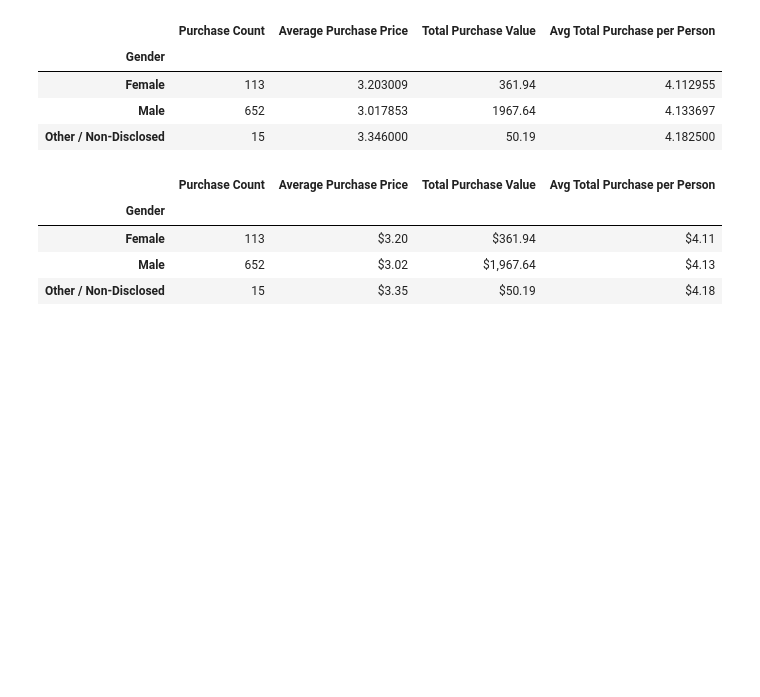
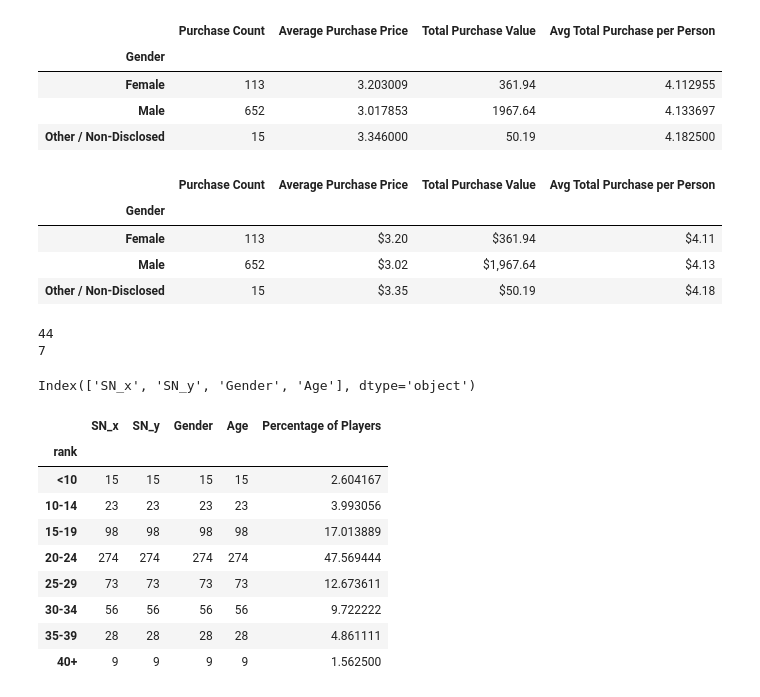
Before and after one commit to krob030/pandas, a Jupyter notebook: heroes.ipynb, the cells around one changed output. Cells and saved outputs as stored; diff of their text form; code cells hidden in the pictures; blank space fills up the shorter version.

```diff
--- a/heroes.ipynb
+++ b/heroes.ipynb
@@ -409,0 +193,6 @@ noo
+# %%
+print(merge_test["Age"].max())
+print(merge_test["Age"].min())
+# %% [output]
+44
+7
@@ -409,0 +202,22 @@ noo
+# %%
+merge_test["rank"]= pd.cut(merge_test["Age"], bins, labels=age_labels)
+# %%
+grupoEda = merge_test.groupby("rank").count()
+# %%
+grupoEda.columns
+# %% [output]
+Index(['SN_x', 'SN_y', 'Gender', 'Age'], dtype='object')
+# %%
+grupoEda["Percentage of Players"] = (grupoEda["SN_x"]/tot_play)*100
+grupoEda
+# %% [output]
+|  | SN_x | SN_y | Gender | Age | Percentage of Players |
+| rank |  |  |  |  |  |
+| <10 | 15 | 15 | 15 | 15 | 2.604167 |
+| 10-14 | 23 | 23 | 23 | 23 | 3.993056 |
+| 15-19 | 98 | 98 | 98 | 98 | 17.013889 |
+| 20-24 | 274 | 274 | 274 | 274 | 47.569444 |
+| 25-29 | 73 | 73 | 73 | 73 | 12.673611 |
+| 30-34 | 56 | 56 | 56 | 56 | 9.722222 |
+| 35-39 | 28 | 28 | 28 | 28 | 4.861111 |
+| 40+ | 9 | 9 | 9 | 9 | 1.562500 |
```
Also changed, not shown: parts of 48 cells of this notebook.
